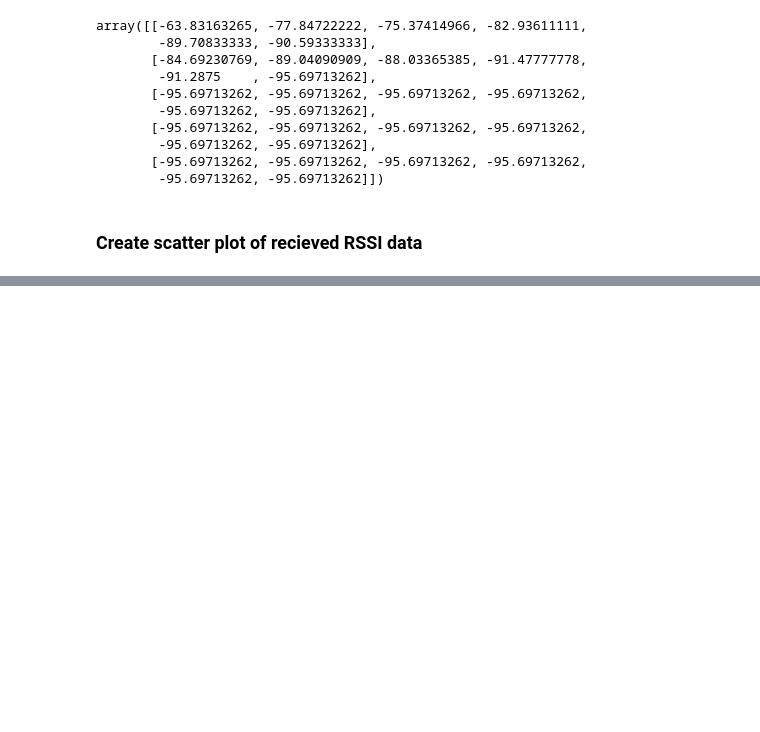
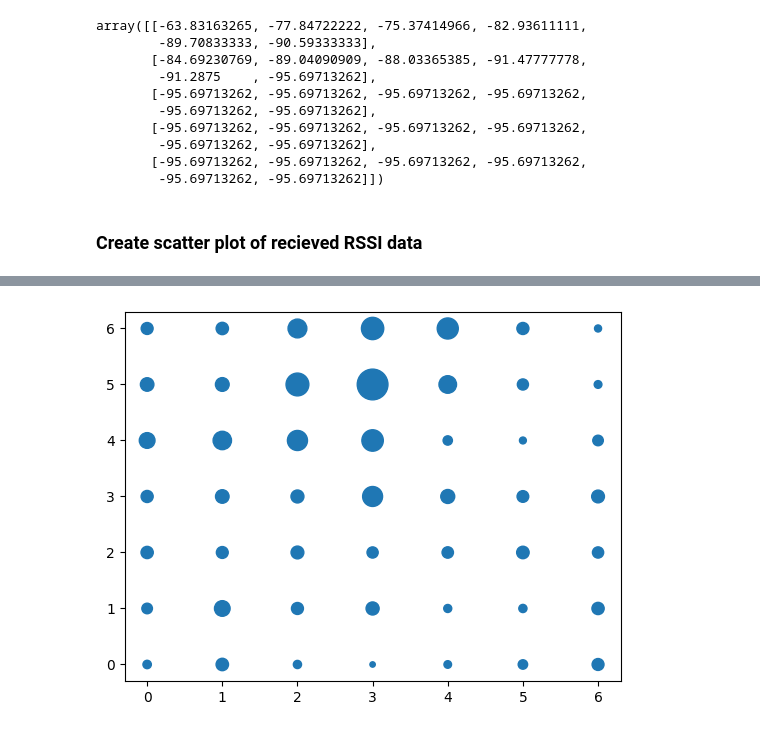
Before and after one commit to MinorOrg/MQTT-pi-subscriber, a Jupyter notebook: rssi-calculations.ipynb, the cells around one changed output, grey strips where cells are left out. Drawn from its saved outputs; the diff is of its cells as text; code cells hidden in the pictures; blank space fills up the shorter version.

```diff
--- a/rssi-calculations.ipynb
+++ b/rssi-calculations.ipynb
@@ -428,0 +449,4 @@ array([[-63.83163265, -77.84722222, -75.37414966, -82.93611111,
+# %%
+createscatter(esp2data)
+# %% [output]
+[figure, added]
```
Also changed, not shown: parts of 4 cells of this notebook, 1 other file.
